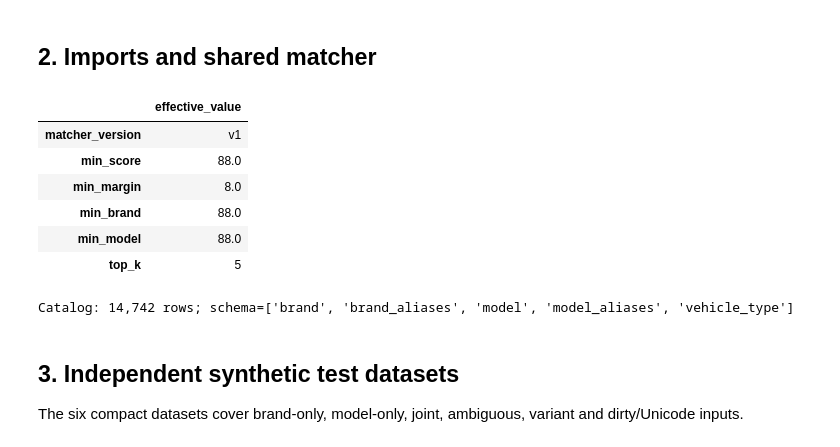
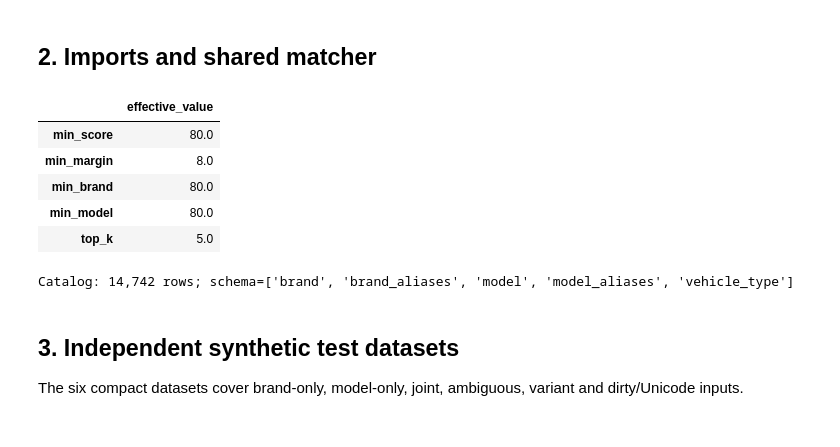
Before and after one commit to sofiapetushok/autobrands, a Jupyter notebook: notebooks/autobrands_matching_tests.ipynb, the cells around one changed output. Saved outputs shown, nothing was run; the diff lists cells and outputs as text; code cells hidden in the pictures.

```diff
--- a/notebooks/autobrands_matching_tests.ipynb
+++ b/notebooks/autobrands_matching_tests.ipynb
@@ -51,54 +45,32 @@ from autobrands_v2.matching import Matcher as MatcherV2
 # %%
 catalog_path = Path(CATALOG_PATH)
 if not catalog_path.is_absolute():
     catalog_path = PROJECT_ROOT / catalog_path
 if not catalog_path.is_file():
     raise FileNotFoundError(f"Vehicle catalog not found: {catalog_path}")
 if isinstance(TOP_K, bool) or not isinstance(TOP_K, int) or TOP_K < 1:
     raise ValueError("TOP_K must be a positive integer")
-if MATCHER_VERSION not in {"v1", "v2"}:
-    raise ValueError("MATCHER_VERSION must be 'v1' or 'v2'")
-
-_matcher_cache = {}
-_matcher_init_seconds = {}
-
-def get_matcher(version):
-    if version not in {"v1", "v2"}:
-        raise ValueError("version must be 'v1' or 'v2'")
-    if version not in _matcher_cache:
-        started = perf_counter()
-        if version == "v1":
-            instance = matching.Matcher.from_csv(catalog_path, top_k=TOP_K)
-        else:
-            instance = MatcherV2.from_csv(catalog_path, top_k=TOP_K)
-        _matcher_init_seconds[version] = perf_counter() - started
-        _matcher_cache[version] = instance
-    return _matcher_cache[version]
-
-# Preserve the selected matcher name used by the existing diagnostics/benchmark cells.
-matcher = get_matcher(MATCHER_VERSION)
+matcher = matching.Matcher.from_csv(catalog_path, top_k=TOP_K)
 catalog_df = pd.read_csv(catalog_path, dtype=str, keep_default_na=False)
 catalog_pairs = {(brand.upper(), model.upper())
                  for brand, model in zip(catalog_df["brand"], catalog_df["model"])}
 
 effective_configuration = pd.Series({
-    "matcher_version": MATCHER_VERSION,
     "min_score": matcher.min_score,
     "min_margin": matcher.min_margin,
     "min_brand": matcher.min_brand,
     "min_model": matcher.min_model,
     "top_k": matcher.top_k,
 }, name="effective_value")
 display(effective_configuration.to_frame())
 print(f"Catalog: {len(catalog_df):,} rows; schema={list(catalog_df.columns)}")
 # %% [output]
 |  | effective_value |
-| matcher_version | v1 |
-| min_score | 88.0 |
+| min_score | 80.0 |
 | min_margin | 8.0 |
-| min_brand | 88.0 |
-| min_model | 88.0 |
-| top_k | 5 |
+| min_brand | 80.0 |
+| min_model | 80.0 |
+| top_k | 5.0 |
 Catalog: 14,742 rows; schema=['brand', 'brand_aliases', 'model', 'model_aliases', 'vehicle_type']
 # %% [markdown]
 ## 3. Independent synthetic test datasets
```
Also changed, not shown: parts of 19 cells of this notebook, 10 other files.
